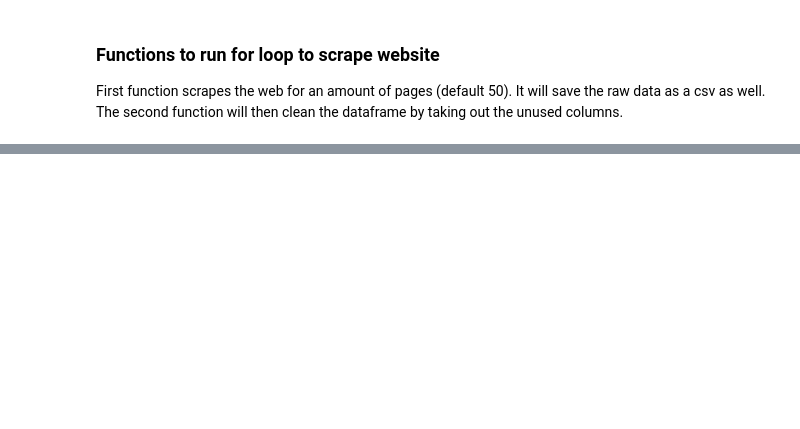
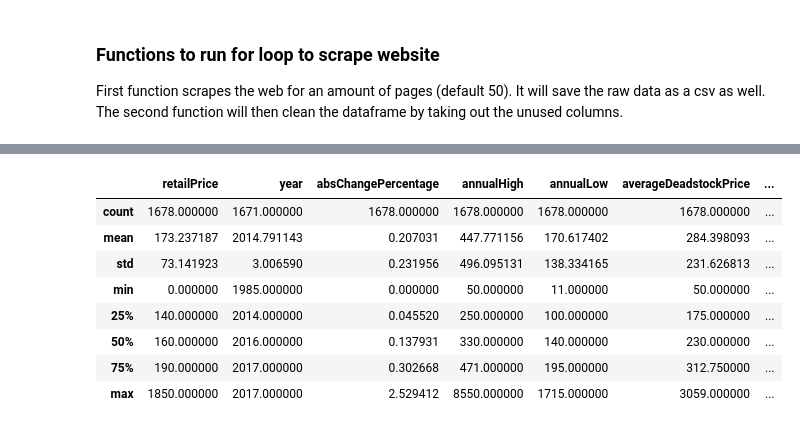
Before and after one commit to chrisk447/Capstone-GA, a Jupyter notebook: StockX Notebook.ipynb, the cells around one changed output, grey strips where cells are left out. Saved outputs shown, nothing was run; the diff lists cells and outputs as text; code cells hidden in the pictures; blank space fills up the shorter version.

```diff
--- a/StockX Notebook.ipynb
+++ b/StockX Notebook.ipynb
@@ -173,3 +178,15 @@ shoe[shoe.retailPrice == shoe.retailPrice.max()][['shoe', 'colorway', 'name', 'r
+# %%
+shoe.describe()
+# %% [output]
+|  | retailPrice | year | absChangePercentage | annualHigh | annualLow | averageDeadstockPrice | ... |
+| count | 1678.000000 | 1671.000000 | 1678.000000 | 1678.000000 | 1678.000000 | 1678.000000 | ... |
+| mean | 173.237187 | 2014.791143 | 0.207031 | 447.771156 | 170.617402 | 284.398093 | ... |
+| std | 73.141923 | 3.006590 | 0.231956 | 496.095131 | 138.334165 | 231.626813 | ... |
+| min | 0.000000 | 1985.000000 | 0.000000 | 50.000000 | 11.000000 | 50.000000 | ... |
+| 25% | 140.000000 | 2014.000000 | 0.045520 | 250.000000 | 100.000000 | 175.000000 | ... |
+| 50% | 160.000000 | 2016.000000 | 0.137931 | 330.000000 | 140.000000 | 230.000000 | ... |
+| 75% | 190.000000 | 2017.000000 | 0.302668 | 471.000000 | 195.000000 | 312.750000 | ... |
+| max | 1850.000000 | 2017.000000 | 2.529412 | 8550.000000 | 1715.000000 | 3059.000000 | ... |
 # %%
 shoe.head(2)
 # %% [output]
```
Also changed, not shown: parts of 16 cells of this notebook.
